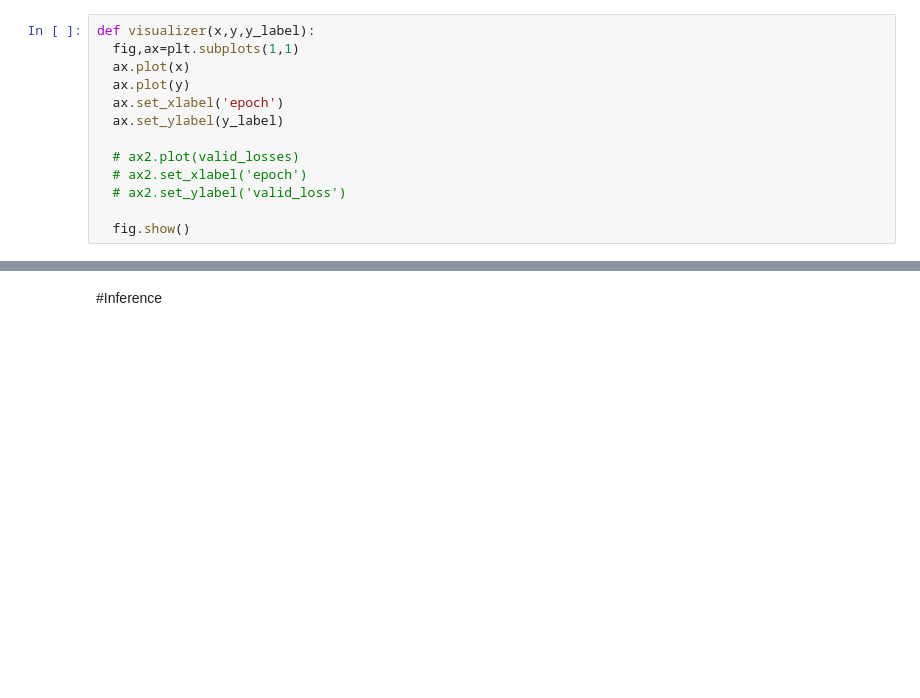
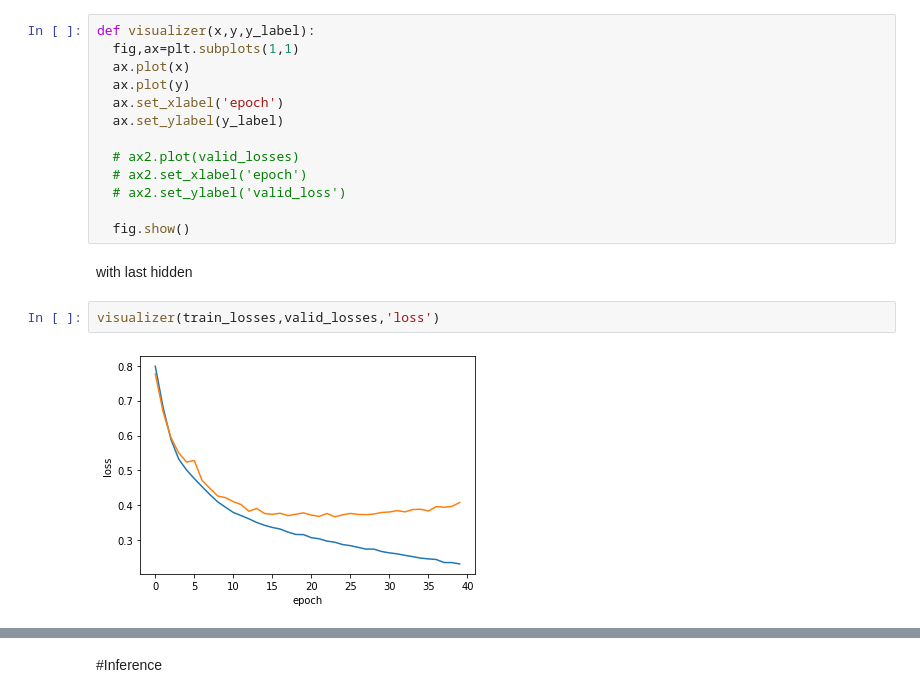
Before and after one commit to namlv97/biLSTM-vietnamese-uit-student-feedbacks, a Jupyter notebook: biLSTM_Vietnamese_uit_student_feedbacks.ipynb, the cells around one changed output, grey strips where cells are left out. Cells and saved outputs as stored; diff of their text form; blank space fills up the shorter version.

```diff
--- a/biLSTM_Vietnamese_uit_student_feedbacks.ipynb
+++ b/biLSTM_Vietnamese_uit_student_feedbacks.ipynb
@@ -662,3 +660,9 @@ def visualizer(x,y,y_label):
   # ax2.set_ylabel('valid_loss')
 
   fig.show()
+# %% [markdown]
+with last hidden
+# %%
+visualizer(train_losses,valid_losses,'loss')
+# %% [output]
+[figure, added]
```
Also changed, not shown: parts of 24 cells of this notebook.
